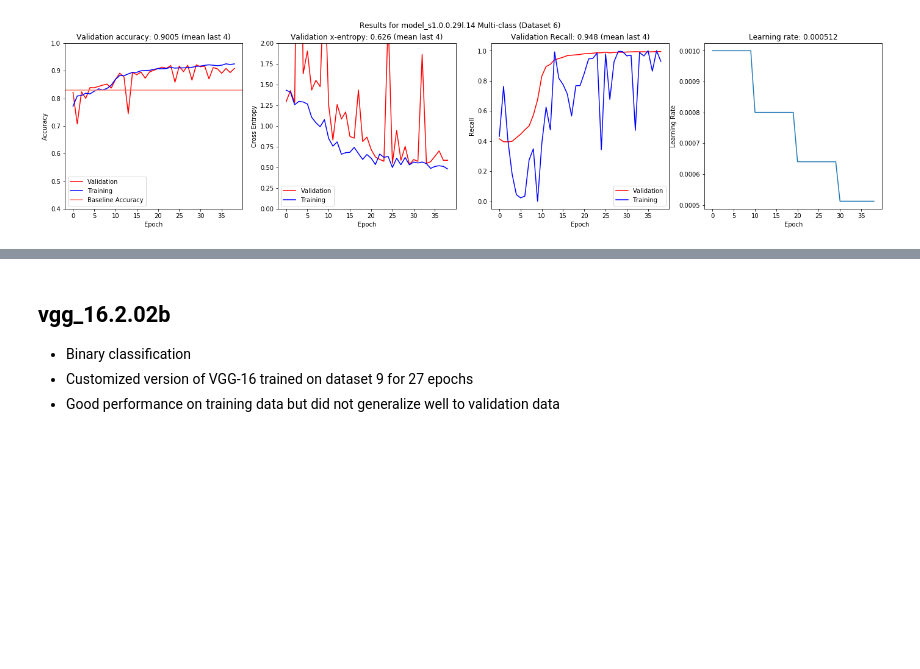
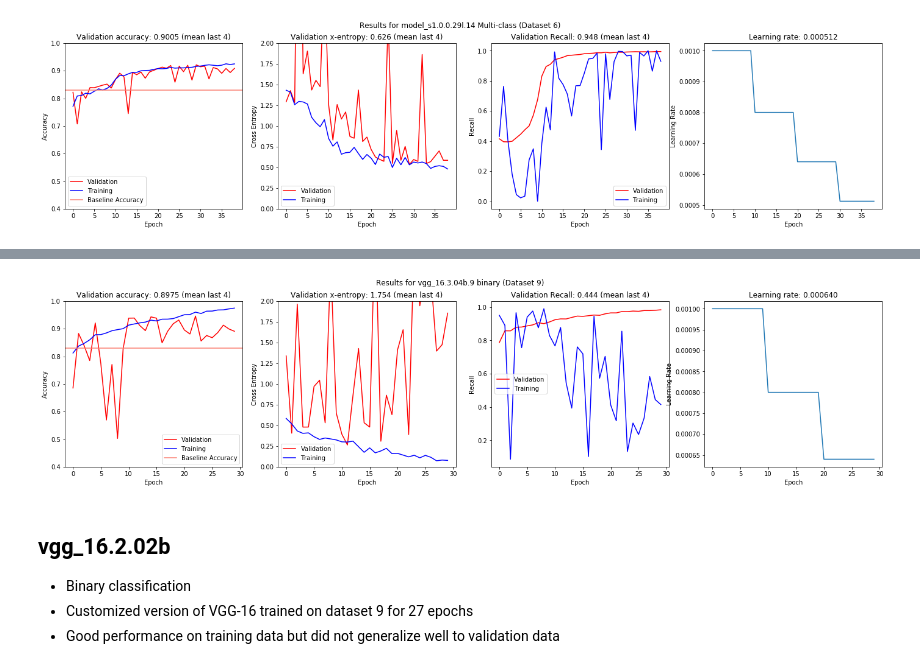
Before and after one commit to escuccim/mias-mammography, a Jupyter notebook: convnet_training_metrics.ipynb, the cells around one changed output, grey strips where cells are left out. Cells and saved outputs as stored; diff of their text form; code cells hidden in the pictures; blank space fills up the shorter version.

```diff
--- a/convnet_training_metrics.ipynb
+++ b/convnet_training_metrics.ipynb
@@ -26,3 +43,7 @@ plot_metrics("model_s1.0.0.29l.14", classification="Multi-class", dataset=6)
+# %%
+plot_metrics("vgg_16.3.04b.9", classification="binary", dataset=9)
+# %% [output]
+[figure, added]
 # %% [markdown]
 ## vgg_16.2.02b
 
```
Also changed, not shown: parts of 7 cells of this notebook, 4 other files.
